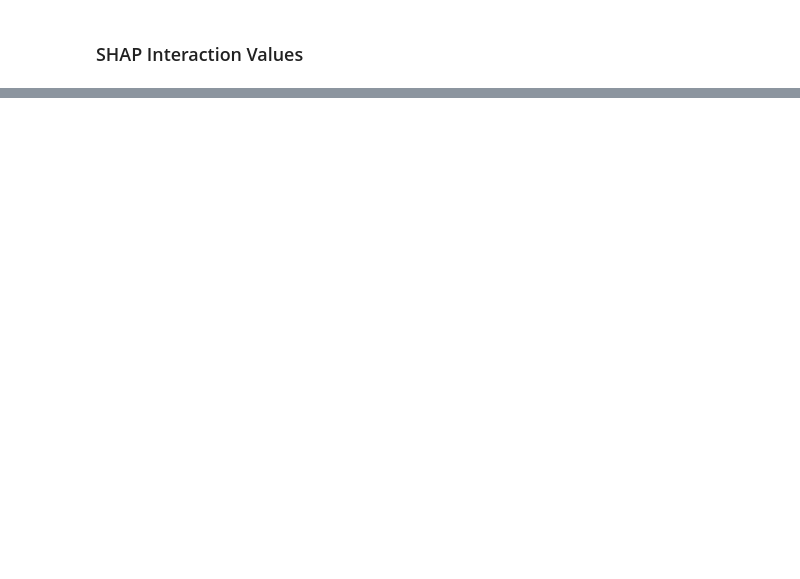
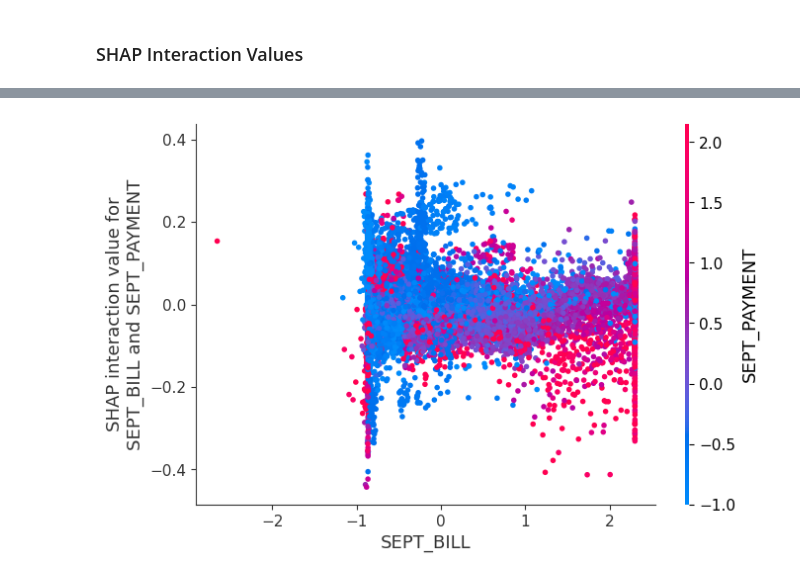
Before and after one commit to DatasanAli/AAI-501-Grp1, a Jupyter notebook: notebooks/xgboost.ipynb, the cells around one changed output, grey strips where cells are left out. Saved outputs shown, nothing was run; the diff lists cells and outputs as text; code cells hidden in the pictures; blank space fills up the shorter version.

```diff
--- a/notebooks/xgboost.ipynb
+++ b/notebooks/xgboost.ipynb
@@ -316,2 +316,6 @@ else:
 # %% [markdown]
 ### SHAP Interaction Values
+# %%
+explainer = shap.TreeExplainer(xgb_model_all_features)
+shap_interaction_values = explainer.shap_interaction_values(features_train_resampled)
+shap.summary_plot(shap_interaction_values, features_train_resampled, plot_type="dot")
@@ -317,0 +324,4 @@ else:
+# %%
+shap.dependence_plot(('SEPT_BILL', 'SEPT_PAYMENT'), shap_interaction_values, features_train_resampled)
+# %% [output]
+[figure, added]
```
Also changed, not shown: parts of 9 cells of this notebook.
